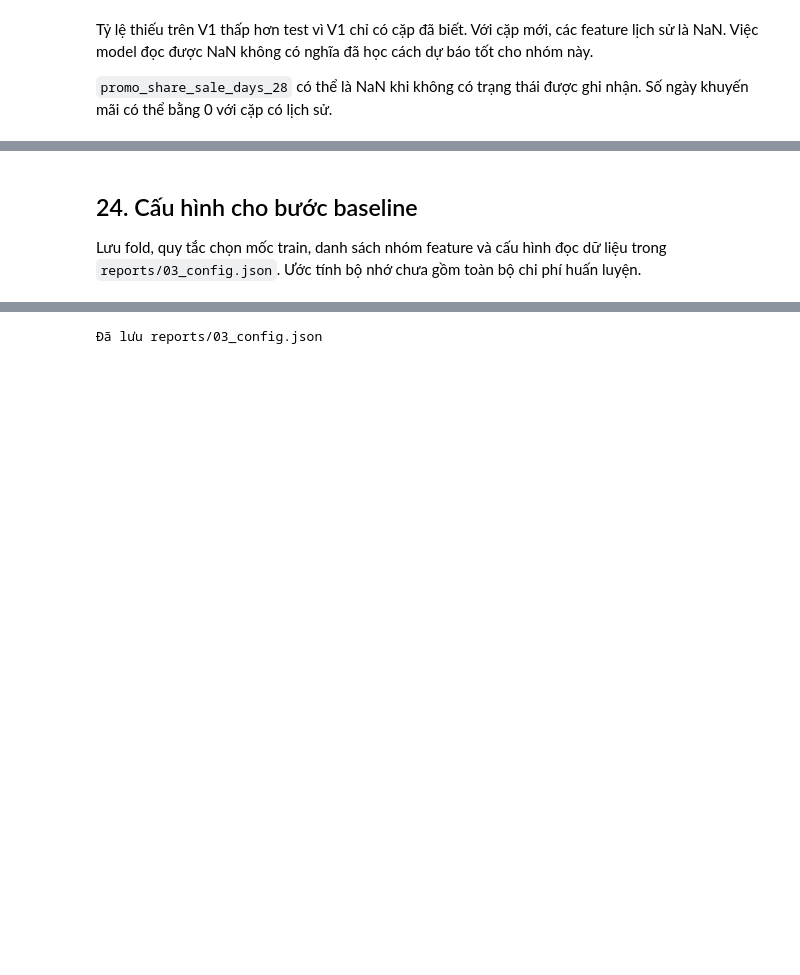
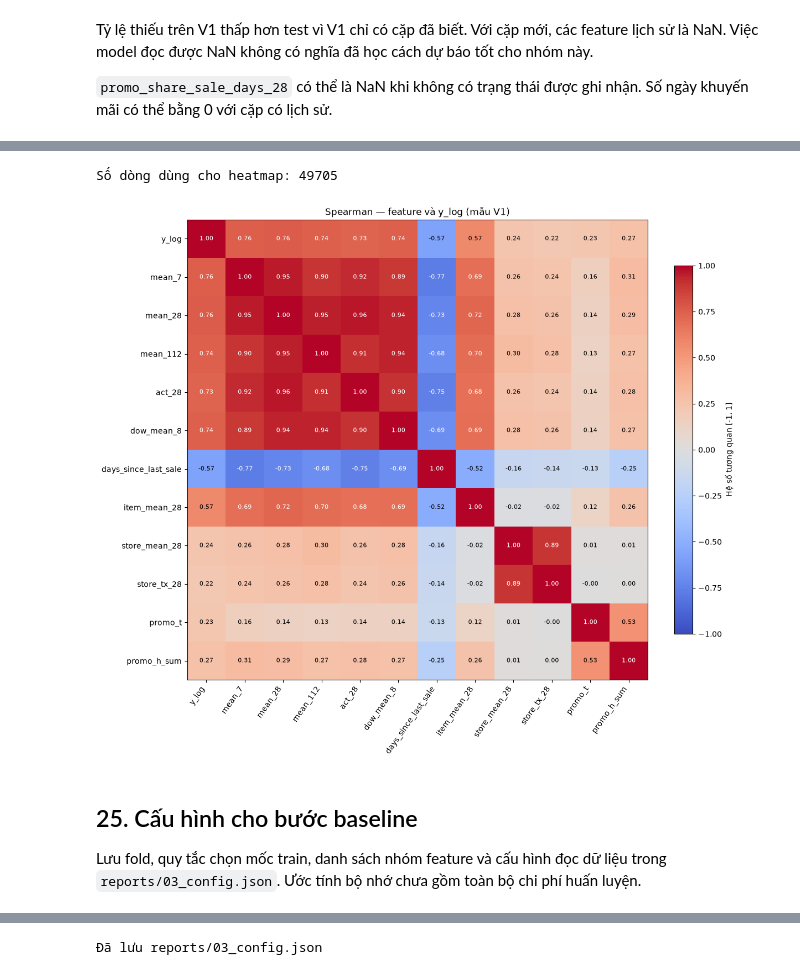
Before and after one commit to AlligatorTHPhat/Machine-learning-project-Grocery-sales-forecast, a Jupyter notebook: notebooks/03_feature_engineering.ipynb, the cells around one changed output, grey strips where cells are left out. Drawn from its saved outputs; the diff is of its cells as text; code cells hidden in the pictures; blank space fills up the shorter version.

Commit message:
fix: bonus heat map correlation and explain it

```diff
--- a/notebooks/03_feature_engineering.ipynb
+++ b/notebooks/03_feature_engineering.ipynb
@@ -1449,5 +1453,36 @@ Tỷ lệ thiếu trên V1 thấp hơn test vì V1 chỉ có cặp đã biết.
+# %%
+def draw_correlation_heatmap(corr, ax, title):
+    values = corr.to_numpy(dtype=float)
+    image = ax.imshow(np.ma.masked_invalid(values), cmap='coolwarm', vmin=-1, vmax=1)
+    ax.set_xticks(range(len(corr.columns)), labels=corr.columns, rotation=55, ha='right')
+    ax.set_yticks(range(len(corr.index)), labels=corr.index)
+    ax.set_title(title)
+    for i in range(len(corr.index)):
+        for j in range(len(corr.columns)):
+            v=values[i,j]
+            label=f'{v:.2f}' if np.isfinite(v) else 'NA'
+            ax.text(j,i,label,ha='center',va='center',fontsize=8,
+                    color='white' if np.isfinite(v) and abs(v)>.65 else 'black')
+    return image
+
+heatmap_cols = ['y_log','mean_7','mean_28','mean_112','act_28','dow_mean_8',
+    'days_since_last_sale','item_mean_28','store_mean_28','store_tx_28','promo_t','promo_h_sum']
+heatmap_sample = read_columns(files_by_role['valid_last16'], heatmap_cols, max_rows=50_000)
+if len(heatmap_sample)>50_000:
+    heatmap_sample=heatmap_sample.sample(50_000,random_state=SEED)
+heatmap_corr=heatmap_sample.corr(method='spearman', min_periods=100)
+print('Số dòng dùng cho heatmap:',len(heatmap_sample))
+fig, ax = plt.subplots(figsize=(12, 10), constrained_layout=True)
+im=draw_correlation_heatmap(heatmap_corr, ax, 'Spearman — feature và y_log (mẫu V1)')
+fig.colorbar(im, ax=ax, shrink=.8, label='Hệ số tương quan [-1, 1]')
+plt.show()
+heatmap_corr.to_csv(REPORT_TABLE_DIR/'03_feature_correlation_spearman.csv')
+del heatmap_sample
+# %% [output]
+Số dòng dùng cho heatmap: 49705
+[figure, added]
 # %% [markdown]
-## 24. Cấu hình cho bước baseline
+## 25. Cấu hình cho bước baseline
 
 Lưu fold, quy tắc chọn mốc train, danh sách nhóm feature và cấu hình đọc dữ liệu trong `reports/03_config.json`. Ước tính bộ nhớ chưa gồm toàn bộ chi phí huấn luyện.
 # %%
```
Also changed, not shown: parts of 8 cells of this notebook.
